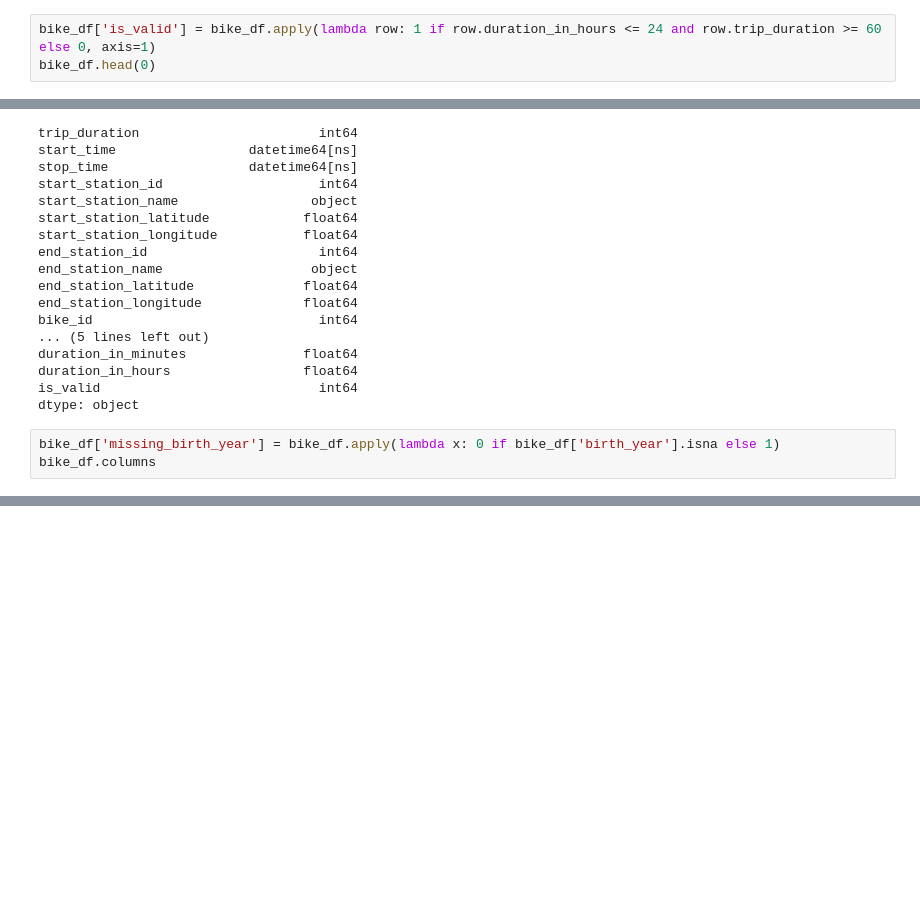
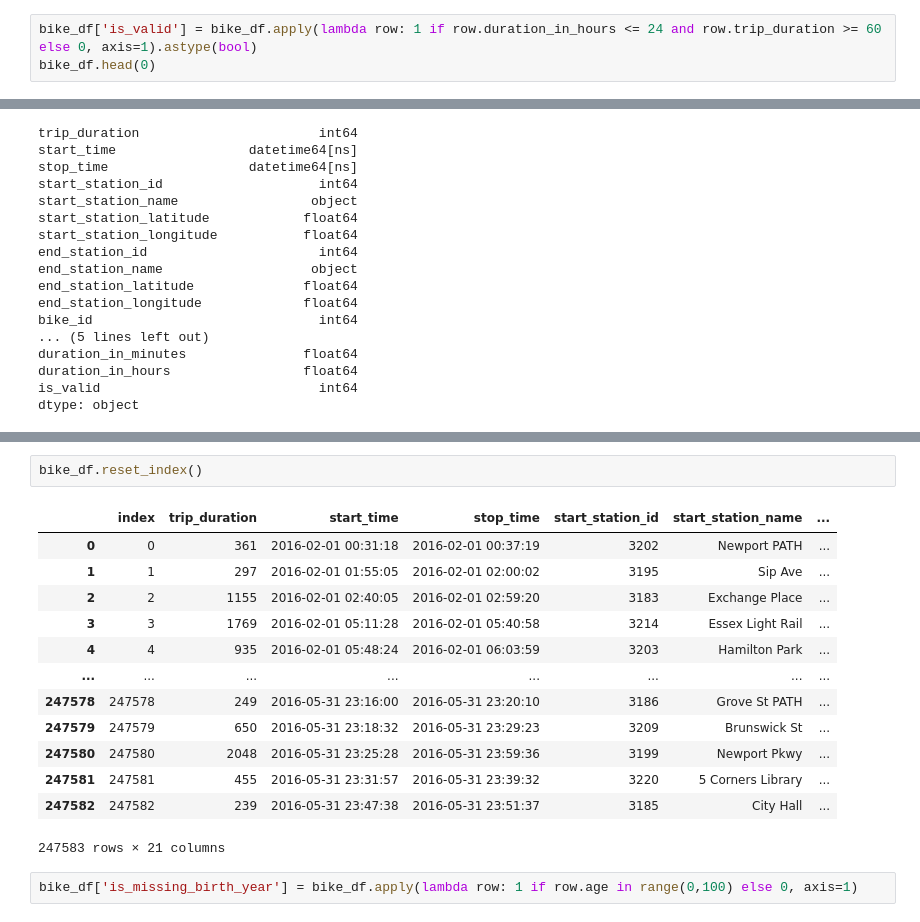
Before and after one commit to thamasmorethelen/citi_bike_project, a Jupyter notebook: Untitled.ipynb, the cells around one changed output, grey strips where cells are left out. Drawn from its saved outputs; the diff is of its cells as text; blank space fills up the shorter version.

```diff
--- a/Untitled.ipynb
+++ b/Untitled.ipynb
@@ -224,7 +224,7 @@ bike_df.drop('is_valid', axis=1)
 | 247583 | 239 | 2016-05-31 23:47:38 | 2016-05-31 23:51:37 | 3185 | City Hall | 40.717732 | ... |
 247583 rows × 19 columns
 # %%
-bike_df['is_valid'] = bike_df.apply(lambda row: 1 if row.duration_in_hours <= 24 and row.trip_duration >= 60 else 0, axis=1)
+bike_df['is_valid'] = bike_df.apply(lambda row: 1 if row.duration_in_hours <= 24 and row.trip_duration >= 60 else 0, axis=1).astype(bool)
 bike_df.head(0)
 # %% [output]
 |  | trip_duration | start_time | stop_time | start_station_id | start_station_name | start_station_latitude | ... |
@@ -371,6 +372,3 @@ duration_in_minutes               float64
 duration_in_hours                 float64
 is_valid                            int64
 dtype: object
-# %%
-bike_df['missing_birth_year'] = bike_df.apply(lambda x: 0 if bike_df['birth_year'].isna else 1)
-bike_df.columns
@@ -384,0 +397,18 @@ Index(['trip_duration', 'start_time', 'stop_time', 'start_station_id',
+# %%
+bike_df.reset_index()
+# %% [output]
+|  | index | trip_duration | start_time | stop_time | start_station_id | start_station_name | ... |
+| 0 | 0 | 361 | 2016-02-01 00:31:18 | 2016-02-01 00:37:19 | 3202 | Newport PATH | ... |
+| 1 | 1 | 297 | 2016-02-01 01:55:05 | 2016-02-01 02:00:02 | 3195 | Sip Ave | ... |
+| 2 | 2 | 1155 | 2016-02-01 02:40:05 | 2016-02-01 02:59:20 | 3183 | Exchange Place | ... |
+| 3 | 3 | 1769 | 2016-02-01 05:11:28 | 2016-02-01 05:40:58 | 3214 | Essex Light Rail | ... |
+| 4 | 4 | 935 | 2016-02-01 05:48:24 | 2016-02-01 06:03:59 | 3203 | Hamilton Park | ... |
+| ... | ... | ... | ... | ... | ... | ... | ... |
+| 247578 | 247578 | 249 | 2016-05-31 23:16:00 | 2016-05-31 23:20:10 | 3186 | Grove St PATH | ... |
+| 247579 | 247579 | 650 | 2016-05-31 23:18:32 | 2016-05-31 23:29:23 | 3209 | Brunswick St | ... |
+| 247580 | 247580 | 2048 | 2016-05-31 23:25:28 | 2016-05-31 23:59:36 | 3199 | Newport Pkwy | ... |
+| 247581 | 247581 | 455 | 2016-05-31 23:31:57 | 2016-05-31 23:39:32 | 3220 | 5 Corners Library | ... |
+| 247582 | 247582 | 239 | 2016-05-31 23:47:38 | 2016-05-31 23:51:37 | 3185 | City Hall | ... |
+247583 rows × 21 columns
+# %%
+bike_df['is_missing_birth_year'] = bike_df.apply(lambda row: 1 if row.age in range(0,100) else 0, axis=1)
```
Also changed, not shown: parts of 26 cells of this notebook.
